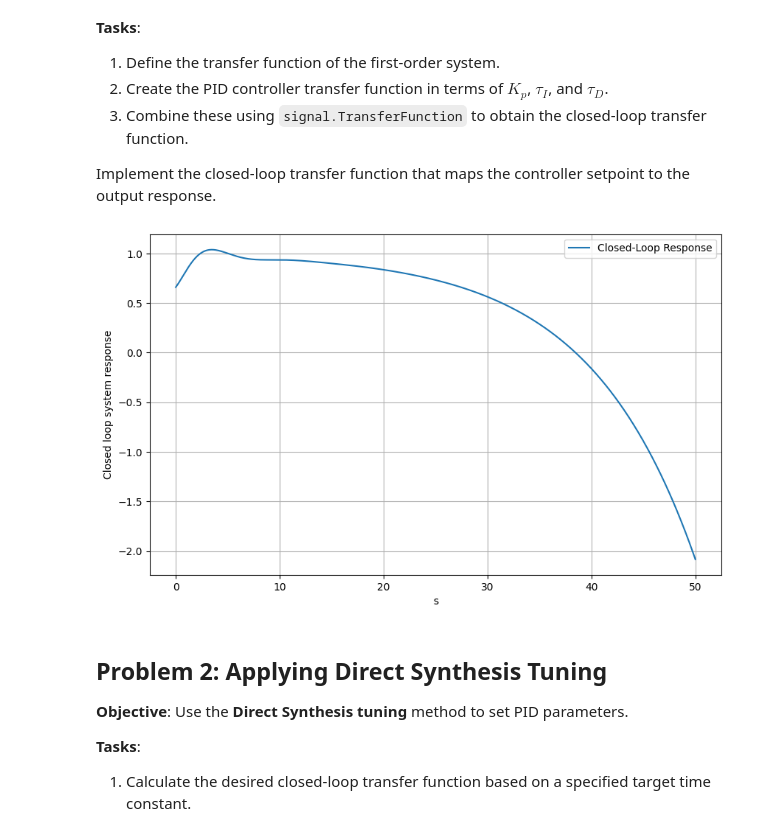
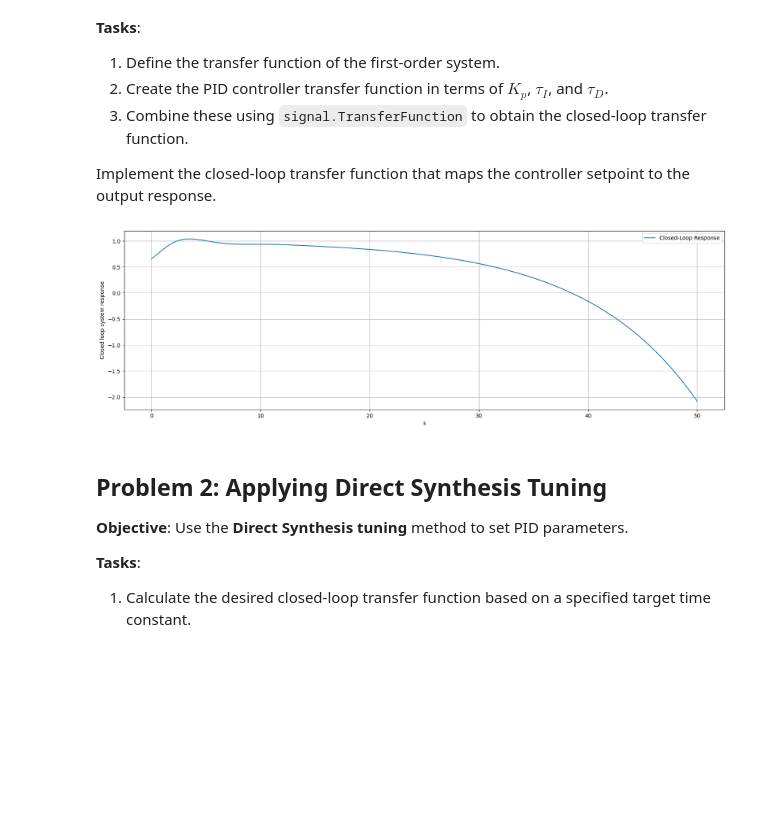
Before and after one commit to rahilisashaik/cbe_162, a Jupyter notebook: labs/Fall_2024_CBE_162_Lab__9_Tuning_Stability_Analysis.ipynb, the cells around one changed output. Saved outputs shown, nothing was run; the diff lists cells and outputs as text; code cells hidden in the pictures; blank space fills up the shorter version.

```diff
--- a/labs/Fall_2024_CBE_162_Lab__9_Tuning_Stability_Analysis.ipynb
+++ b/labs/Fall_2024_CBE_162_Lab__9_Tuning_Stability_Analysis.ipynb
@@ -77,16 +77,16 @@ closed_loop_tf = TransferFunction(numerator_closed_loop, denominator_closed_loop
 # %%
 time = np.linspace(0, 50, 1000)
 time, response = step(closed_loop_tf, T=time)
 
-plt.figure(figsize=(10, 6))
+plt.figure(figsize=(20, 6))
 plt.plot(time, response, label="Closed-Loop Response")
 plt.xlabel("s")
 plt.ylabel("Closed loop system response")
 plt.grid()
 plt.legend()
 plt.show()
 # %% [output]
-[figure, old version]
+[figure, new version]
 # %% [markdown]
 ## Problem 2: Applying Direct Synthesis Tuning
 **Objective**: Use the **Direct Synthesis tuning** method to set PID parameters.
```
Also changed, not shown: parts of 8 cells of this notebook, 1 other file.
